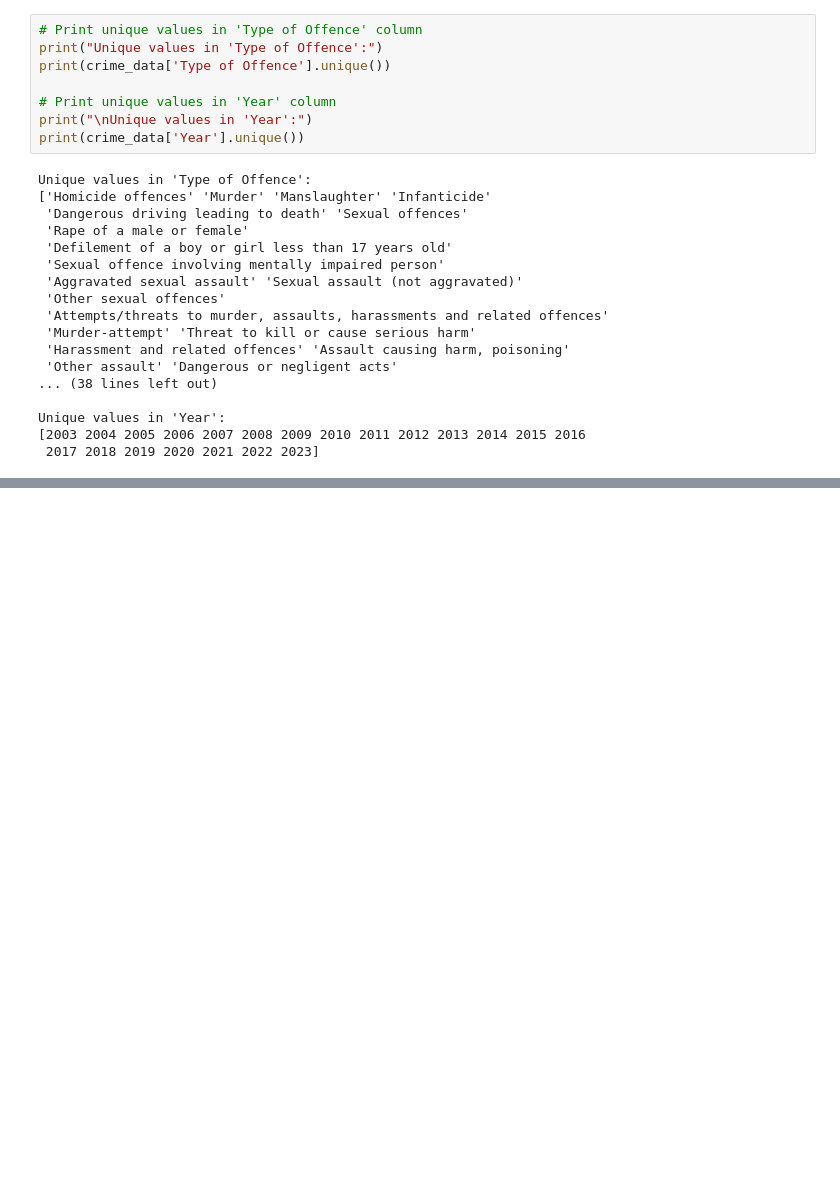
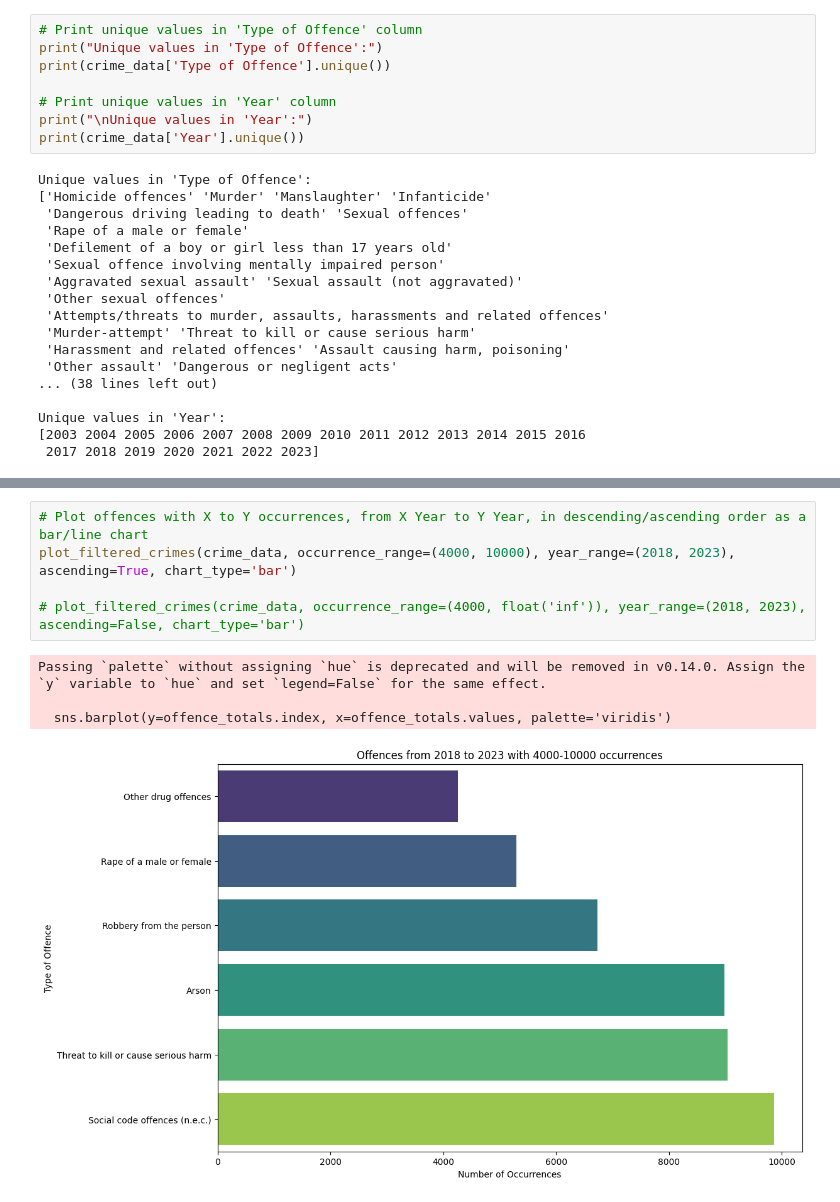
Before and after one commit to M-Strzelecki/CrimeData_Analysis_Projects, a Jupyter notebook: 1_Crime_Data_Analysis/Data_Analysis.ipynb, the cells around one changed output, grey strips where cells are left out. Saved outputs shown, nothing was run; the diff lists cells and outputs as text; blank space fills up the shorter version.

```diff
--- a/1_Crime_Data_Analysis/Data_Analysis.ipynb
+++ b/1_Crime_Data_Analysis/Data_Analysis.ipynb
@@ -101,0 +280,10 @@ plt.show()
+# %%
+# Plot offences with X to Y occurrences, from X Year to Y Year, in descending/ascending order as a bar/line chart
+plot_filtered_crimes(crime_data, occurrence_range=(4000, 10000), year_range=(2018, 2023), ascending=True, chart_type='bar')
+
+# plot_filtered_crimes(crime_data, occurrence_range=(4000, float('inf')), year_range=(2018, 2023), ascending=False, chart_type='bar')
+# %% [output]
+Passing `palette` without assigning `hue` is deprecated and will be removed in v0.14.0. Assign the `y` variable to `hue` and set `legend=False` for the same effect.
+
+  sns.barplot(y=offence_totals.index, x=offence_totals.values, palette='viridis')
+[figure, added]
```
Also changed, not shown: parts of 8 cells of this notebook.
